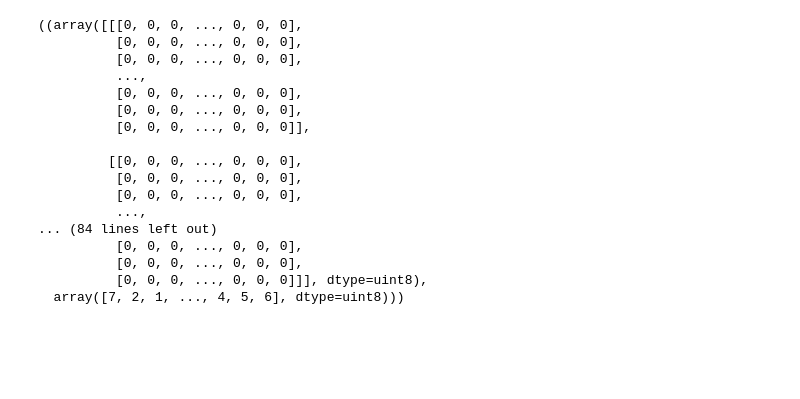
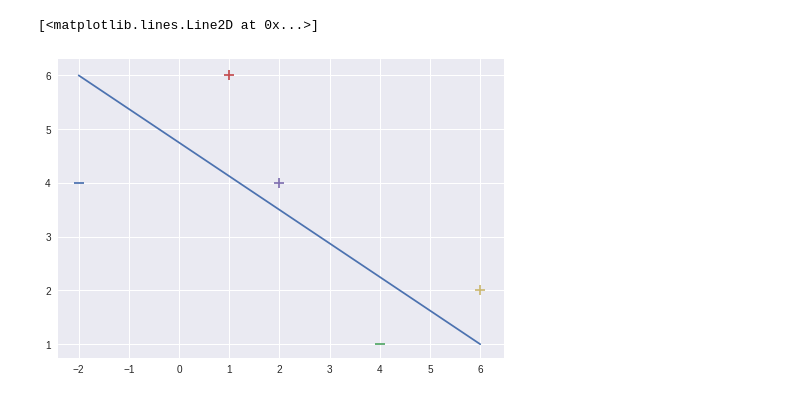
Before and after one commit to redman157/HocML, a Jupyter notebook: SVM.ipynb, the cells around one changed output. Cells and saved outputs as stored; diff of their text form; code cells hidden in the pictures; blank space fills up the shorter version.

```diff
--- a/SVM.ipynb
+++ b/SVM.ipynb
@@ -68,20 +3,52 @@ mnist = tf.keras.datasets.mnist.load_data()
-# %%
-(X_train,y_train),(X_test,y_test) =
-# %% [output]
-((array([[[0, 0, 0, ..., 0, 0, 0],
-          [0, 0, 0, ..., 0, 0, 0],
-          [0, 0, 0, ..., 0, 0, 0],
-          ...,
-          [0, 0, 0, ..., 0, 0, 0],
-          [0, 0, 0, ..., 0, 0, 0],
-          [0, 0, 0, ..., 0, 0, 0]],
-
-         [[0, 0, 0, ..., 0, 0, 0],
-          [0, 0, 0, ..., 0, 0, 0],
-          [0, 0, 0, ..., 0, 0, 0],
-          ...,
-... (84 lines left out)
-          [0, 0, 0, ..., 0, 0, 0],
-          [0, 0, 0, ..., 0, 0, 0],
-          [0, 0, 0, ..., 0, 0, 0]]], dtype=uint8),
-  array([7, 2, 1, ..., 4, 5, 6], dtype=uint8)))
+# %%
+import numpy as np
+import matplotlib.pyplot as plt
+from sklearn.model_selection import train_test_split
+from sklearn.metrics import confusion_matrix
+X = np.array([
+    [-2,4,-1],
+    [4,1,-1],
+    [1, 6, -1],
+    [2, 4, -1],
+    [6, 2, -1],
+])
+y = np.array([-1, -1, 1, 1, 1])
+
+#(X_train,y_train),(X_test,y_test) = train_test_split(X_data,y_data)
+# w.T * X = do dai cua vector X * do dai cua trong so norm(U*v)
+def sigmoid(X):
+  return 1/ (1 + np.exp(-X))
+# can tim gia tri cos(w,x) = 90 >>> tim gia tri w sao cho w * x = cos(90)
+
+def svm(X,y):
+  y_pred = []
+  epoch = 1000
+  w = np.zeros(len(x[0]))
+  lr = 0.01
+  for step in range(epoch):
+    for i, val in enumerate(X):
+      val0 = np.dot(X[i],w)
+      if(y[i]*val0) < 1:
+        # hinge function
+        # y * prediction < 1 ====> (1 - (y * prediction)
+        # error = 2 * (1/C)  * w
+        w = w + lr * ((np.dot(y[i],X[i]) - (2 * (1/epoch)* w )))
+        #phan loai nam trong khoang 0<X<1
+      else:
+        w = w + lr* ( -2 * (1/epoch) * w)
+       # phan loai sai khi X>1
+  for index,val in enumerate(X):
+    y_pred.append(np.dot(X[i],w))
+  return w,y_pred
+
+for index,val in enumerate(X):
+
+  if y[index] == -1:
+    # (X, y tuong ung voi data(X))
+    plt.scatter(val[0], val[1], s=100, marker='_', linewidths=10)
+  else:
+    plt.scatter(val[0], val[1], s=100, marker='+', linewidths=10)
+plt.plot([-2,6],[6,1])
+# %% [output]
+[<matplotlib.lines.Line2D at 0x...>]
+[figure, added]
```
Also changed, not shown: parts of 12 cells of this notebook.
